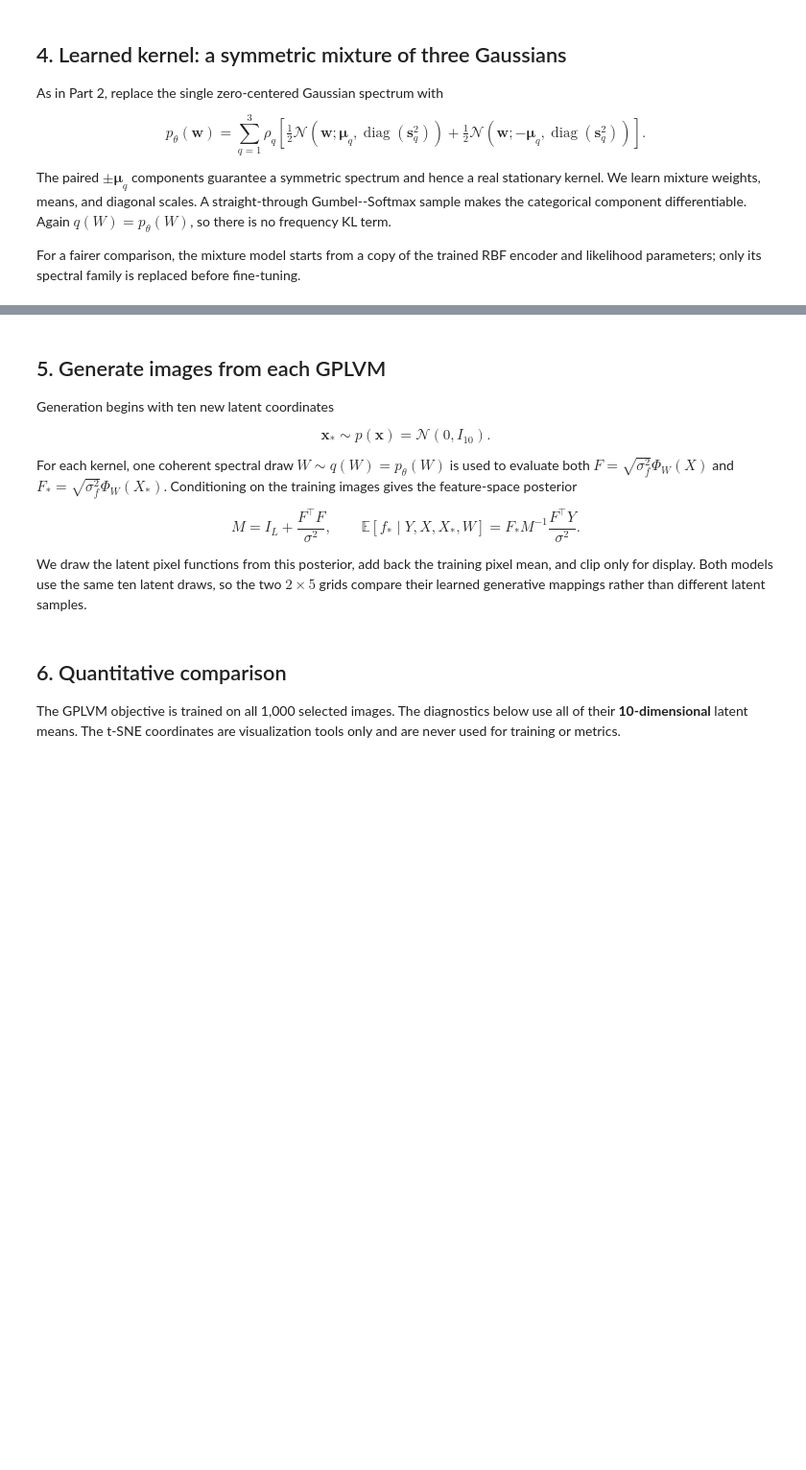
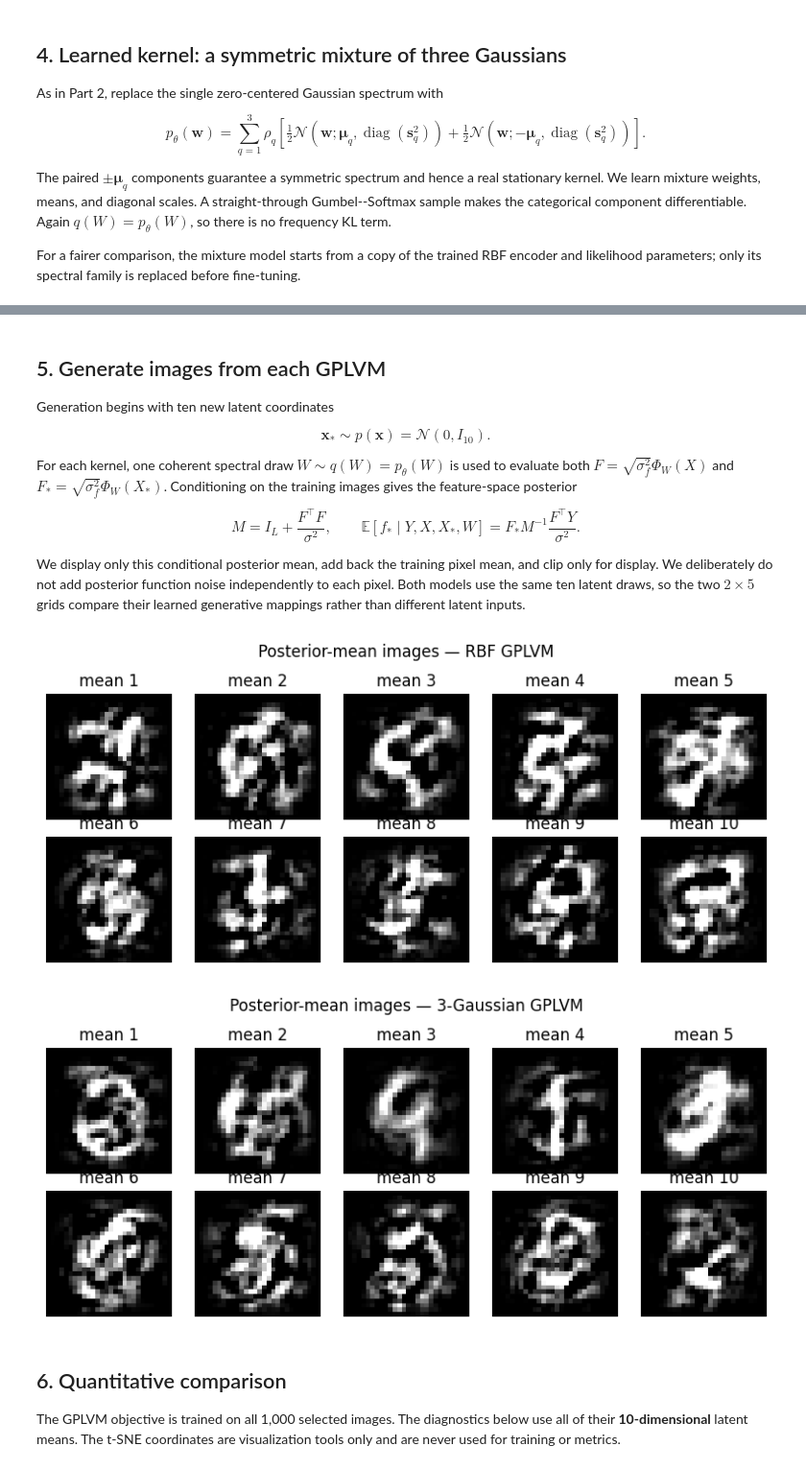
Before and after one commit to OLMOS-PM/GPPS_2026, a Jupyter notebook: gp_gplvm_mnist_demo.ipynb, the cells around one changed output, grey strips where cells are left out. Shown at 96% size. Cells and saved outputs as stored; diff of their text form; code cells hidden in the pictures; blank space fills up the shorter version.

Commit message:
further updates in gplvm

```diff
--- a/gp_gplvm_mnist_demo.ipynb
+++ b/gp_gplvm_mnist_demo.ipynb
@@ -189,11 +195,11 @@ analytical because both $q_\phi(X\mid Y)$ and $p(X)=\mathcal N(0,I)$ are diagona
 We warm up its coefficient to reduce early posterior collapse.
 # %%
 rbf_model = AmortizedRFFGPLVM(
-    observed_dim=images.shape[1], latent_dim=10, num_frequencies=50,
+    observed_dim=images.shape[1], latent_dim=10, num_frequencies=200,
     spectral_prior=RBFSpectralPrior(latent_dim=10),
 ).to(device)
 rbf_history = train_model(
-    rbf_model, images, epochs=50, learning_rate=2e-3,
-    beta_warmup_epochs=15, print_every=5,
+    rbf_model, images, epochs=1000, learning_rate=2e-3,
+    beta_warmup_epochs=200, print_every=100,
 )
 print("learned RBF parameters:", rbf_model.spectral_prior.summary())
@@ -272,7 +294,7 @@ For a fairer comparison, the mixture model starts from a copy of the trained RBF
 likelihood parameters; only its spectral family is replaced before fine-tuning.
 # %%
 mixture_model = AmortizedRFFGPLVM(
-    observed_dim=images.shape[1], latent_dim=10, num_frequencies=50,
+    observed_dim=images.shape[1], latent_dim=10, num_frequencies=200,
     spectral_prior=ThreeGaussianSpectralPrior(latent_dim=10),
 ).to(device)
 mixture_model.encoder.load_state_dict(copy.deepcopy(rbf_model.encoder.state_dict()))
@@ -281,8 +303,8 @@ with torch.no_grad():
     mixture_model.raw_noise.copy_(rbf_model.raw_noise)
 
 mixture_history = train_model(
-    mixture_model, images, epochs=50, learning_rate=1e-3,
-    beta_warmup_epochs=1, print_every=5,
+    mixture_model, images, epochs=1000, learning_rate=1e-3,
+    beta_warmup_epochs=1, print_every=100,
 )
 summary = mixture_model.spectral_prior.summary()
 print("weights:", np.round(summary["weights"], 3))
@@ -310,11 +355,12 @@ training images gives the feature-space posterior
 $$M=I_L+\frac{F^\top F}{\sigma^2},\qquad
 \mathbb E[f_*\mid Y,X,X_*,W]=F_*M^{-1}\frac{F^\top Y}{\sigma^2}.$$
 
-We draw the latent pixel functions from this posterior, add back the training pixel mean, and
-clip only for display. Both models use the same ten latent draws, so the two $2\times5$ grids
-compare their learned generative mappings rather than different latent samples.
+We display only this conditional posterior mean, add back the training pixel mean, and clip only
+for display. We deliberately do not add posterior function noise independently to each pixel.
+Both models use the same ten latent draws, so the two $2\times5$ grids compare their learned
+generative mappings rather than different latent inputs.
 # %%
-expected_latent_dim, expected_num_features = 10, 50
+expected_latent_dim, expected_num_features = 10, 200
 for model_name, model in [("RBF", rbf_model), ("mixture", mixture_model)]:
     if model.latent_dim != expected_latent_dim or model.num_frequencies != expected_num_features:
         raise RuntimeError(
@@ -326,38 +372,41 @@ for model_name, model in [("RBF", rbf_model), ("mixture", mixture_model)]:
 generator = torch.Generator(device=device).manual_seed(SEED + 100)
 generation_latents = torch.randn(
     10, expected_latent_dim, generator=generator, device=device
 )
 
-rbf_generated = sample_posterior_images(
+rbf_generated = posterior_mean_images(
     rbf_model,
     images,
     torch.as_tensor(z_rbf, dtype=images.dtype, device=device),
     generation_latents,
     seed=SEED + 101,
 )
-mixture_generated = sample_posterior_images(
+mixture_generated = posterior_mean_images(
     mixture_model,
     images,
     torch.as_tensor(z_mix, dtype=images.dtype, device=device),
     generation_latents,
     seed=SEED + 102,
 )
 
 rbf_generated = (rbf_generated + pixel_mean.to(device)).clamp(0, 1).cpu()
 mixture_generated = (mixture_generated + pixel_mean.to(device)).clamp(0, 1).cpu()
 
 def plot_generated_grid(generated, title):
     fig, axes = plt.subplots(2, 5, figsize=(8, 3.6))
     for index, ax in enumerate(axes.flat):
         ax.imshow(generated[index].reshape(28, 28), cmap="gray", vmin=0, vmax=1)
         ax.axis("off")
-        ax.set_title(f"sample {index + 1}")
+        ax.set_title(f"mean {index + 1}")
     fig.suptitle(title)
     plt.tight_layout()
     plt.show()
 
-plot_generated_grid(rbf_generated, "Generated MNIST images — RBF GPLVM")
-plot_generated_grid(mixture_generated, "Generated MNIST images — 3-Gaussian GPLVM")
+plot_generated_grid(rbf_generated, "Posterior-mean images — RBF GPLVM")
+plot_generated_grid(mixture_generated, "Posterior-mean images — 3-Gaussian GPLVM")
+# %% [output]
+[figure, added]
+[figure, added]
 # %% [markdown]
 ## 6. Quantitative comparison
 
```
Also changed, not shown: parts of 13 cells of this notebook, 2 other files.
